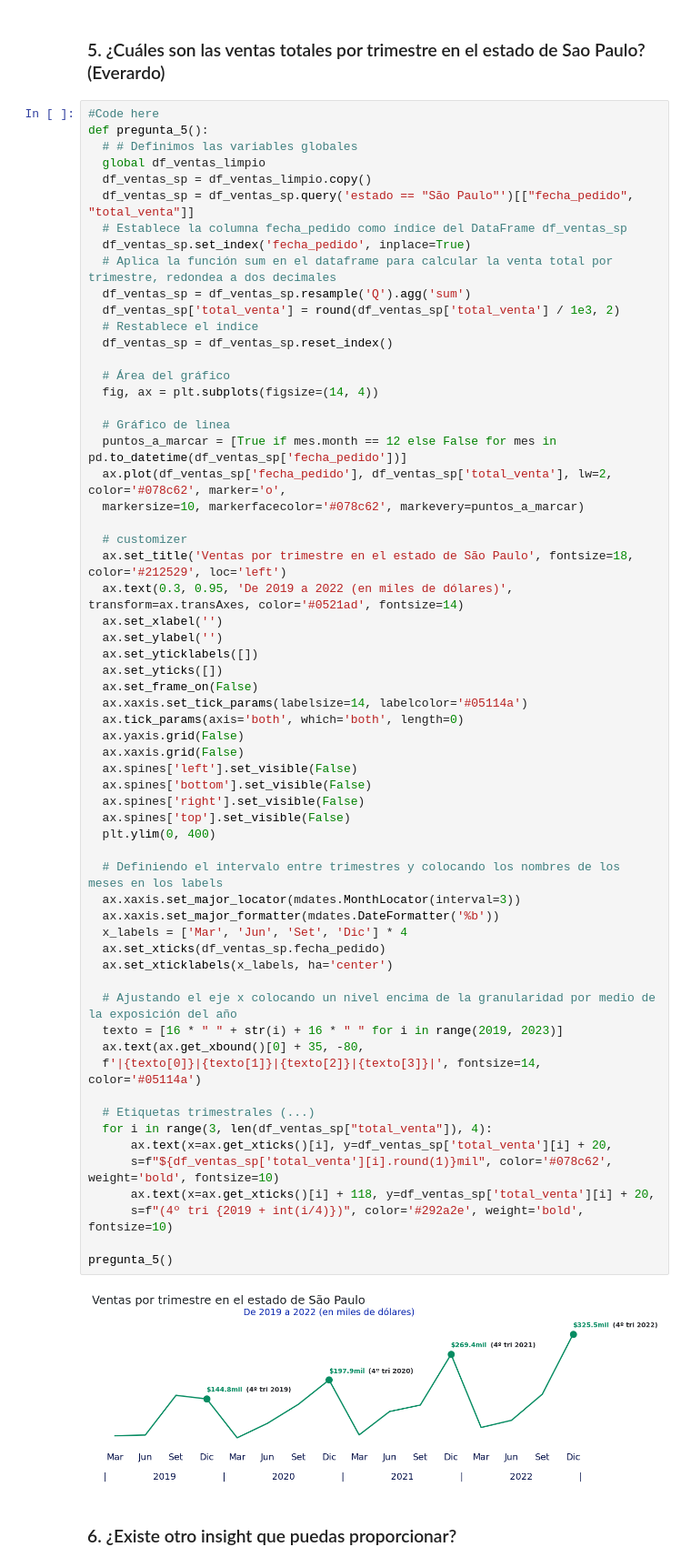
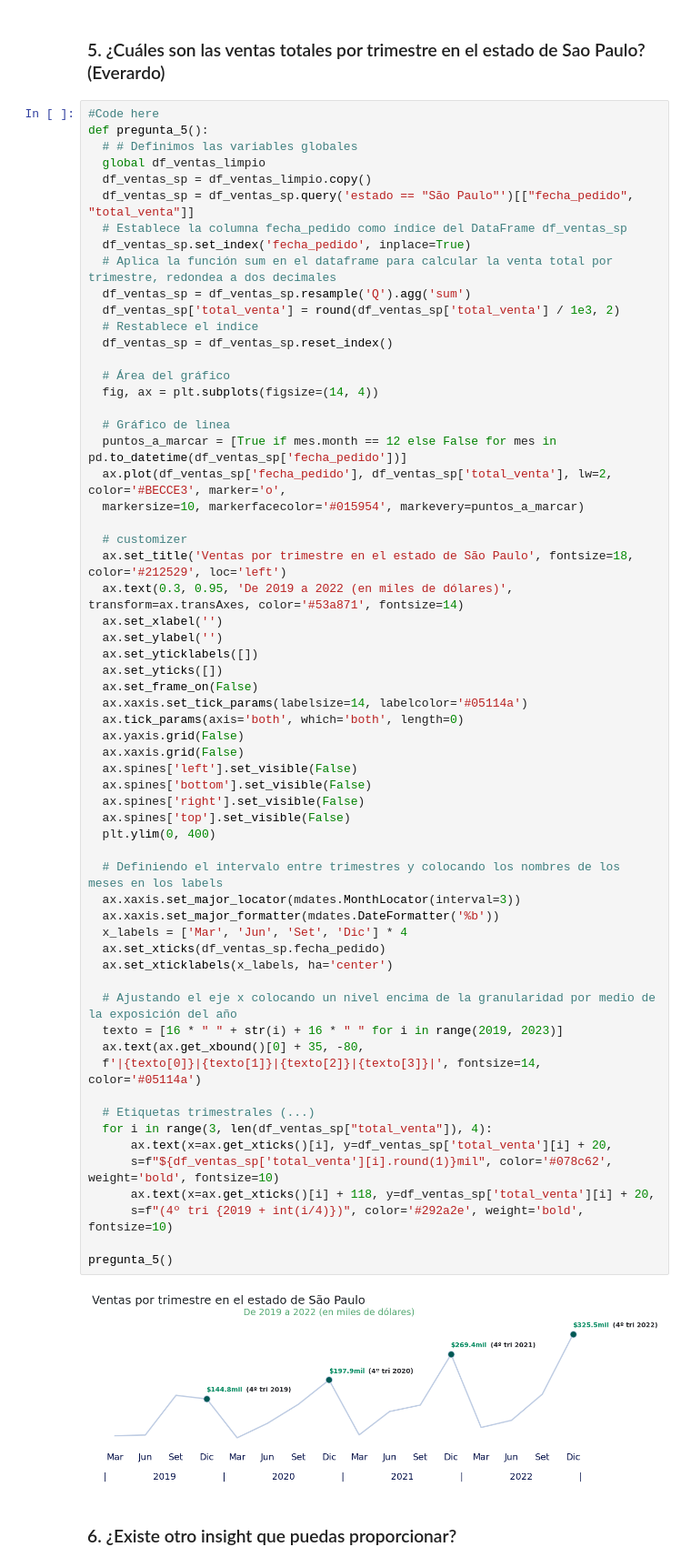
Before and after one commit to pabloing93/supermarket-sales-analysis, a Jupyter notebook: Supermarket_Sales_Analysis.ipynb, the cells around one changed output. Shown: that part at 91% size. Drawn from its saved outputs; the diff is of its cells as text.

```diff
--- a/Supermarket_Sales_Analysis.ipynb
+++ b/Supermarket_Sales_Analysis.ipynb
@@ -193,12 +193,12 @@ def pregunta_5():
 
   # Gráfico de linea
   puntos_a_marcar = [True if mes.month == 12 else False for mes in pd.to_datetime(df_ventas_sp['fecha_pedido'])]
-  ax.plot(df_ventas_sp['fecha_pedido'], df_ventas_sp['total_venta'], lw=2, color='#078c62', marker='o',
-  markersize=10, markerfacecolor='#078c62', markevery=puntos_a_marcar)
+  ax.plot(df_ventas_sp['fecha_pedido'], df_ventas_sp['total_venta'], lw=2, color='#BECCE3', marker='o',
+  markersize=10, markerfacecolor='#015954', markevery=puntos_a_marcar)
 
   # customizer
   ax.set_title('Ventas por trimestre en el estado de São Paulo', fontsize=18, color='#212529', loc='left')
-  ax.text(0.3, 0.95, 'De 2019 a 2022 (en miles de dólares)', transform=ax.transAxes, color='#0521ad', fontsize=14)
+  ax.text(0.3, 0.95, 'De 2019 a 2022 (en miles de dólares)', transform=ax.transAxes, color='#53a871', fontsize=14)
   ax.set_xlabel('')
   ax.set_ylabel('')
   ax.set_yticklabels([])
@@ -208,34 +208,34 @@ def pregunta_5():
   ax.tick_params(axis='both', which='both', length=0)
   ax.yaxis.grid(False)
   ax.xaxis.grid(False)
   ax.spines['left'].set_visible(False)
   ax.spines['bottom'].set_visible(False)
   ax.spines['right'].set_visible(False)
   ax.spines['top'].set_visible(False)
   plt.ylim(0, 400)
 
   # Definiendo el intervalo entre trimestres y colocando los nombres de los meses en los labels
   ax.xaxis.set_major_locator(mdates.MonthLocator(interval=3))
   ax.xaxis.set_major_formatter(mdates.DateFormatter('%b'))
   x_labels = ['Mar', 'Jun', 'Set', 'Dic'] * 4
   ax.set_xticks(df_ventas_sp.fecha_pedido)
   ax.set_xticklabels(x_labels, ha='center')
 
   # Ajustando el eje x colocando un nivel encima de la granularidad por medio de la exposición del año
   texto = [16 * " " + str(i) + 16 * " " for i in range(2019, 2023)]
   ax.text(ax.get_xbound()[0] + 35, -80,
   f'|{texto[0]}|{texto[1]}|{texto[2]}|{texto[3]}|', fontsize=14, color='#05114a')
 
   # Etiquetas trimestrales (...)
   for i in range(3, len(df_ventas_sp["total_venta"]), 4):
       ax.text(x=ax.get_xticks()[i], y=df_ventas_sp['total_venta'][i] + 20,
       s=f"${df_ventas_sp['total_venta'][i].round(1)}mil", color='#078c62', weight='bold', fontsize=10)
       ax.text(x=ax.get_xticks()[i] + 118, y=df_ventas_sp['total_venta'][i] + 20,
       s=f"(4º tri {2019 + int(i/4)})", color='#292a2e', weight='bold', fontsize=10)
 
 pregunta_5()
 # %% [output]
-[figure, old version]
+[figure, new version]
 # %% [markdown]
 ### 6. ¿Existe otro insight que puedas proporcionar?
 # %%
```
Also changed, not shown: parts of 4 cells of this notebook.
